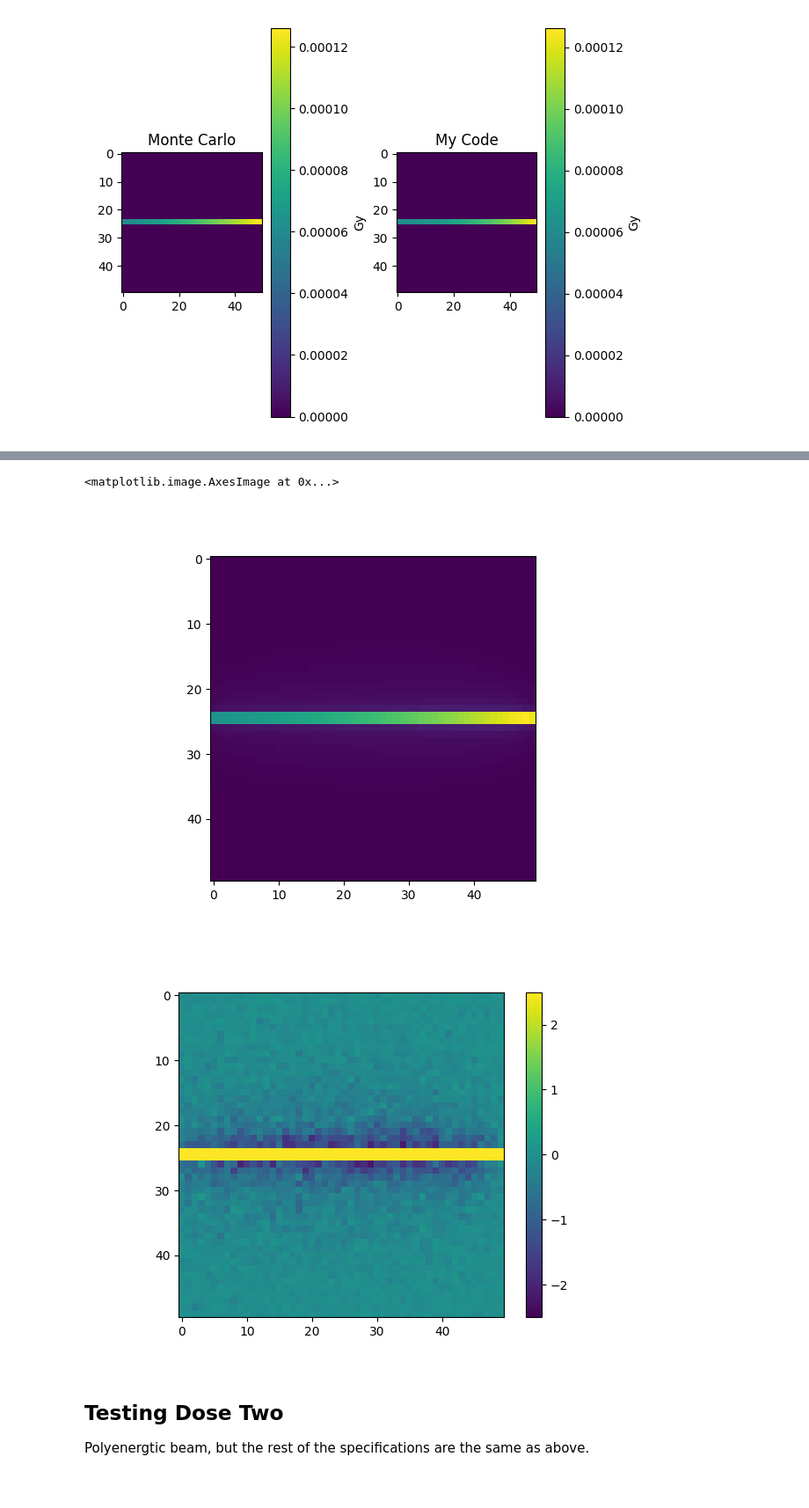
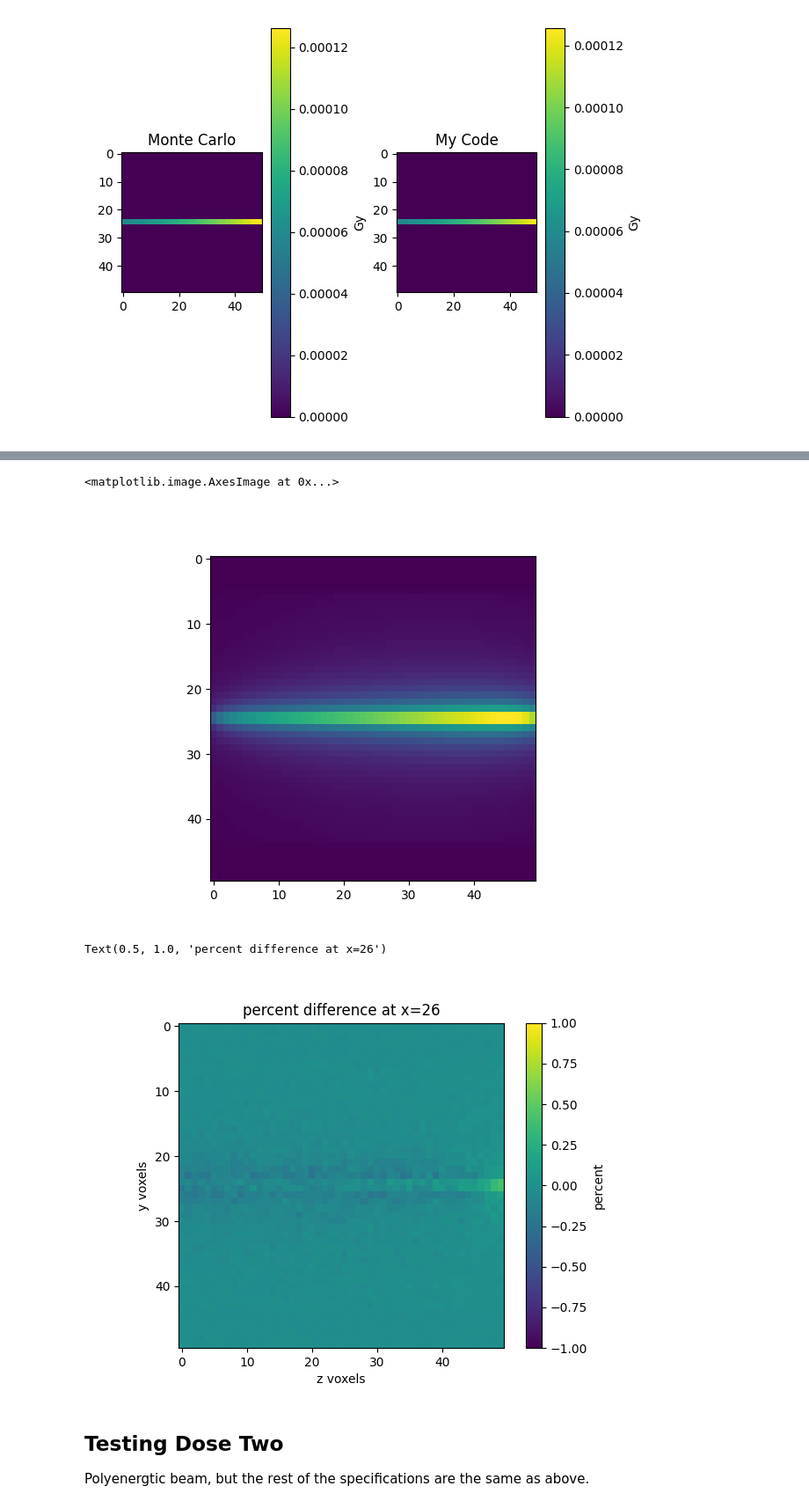
Before and after one commit to jbrewster7/NSERC-Summer-2022, a Jupyter notebook: Python/Monte_Carlo_Comparisons.ipynb, the cells around one changed output, grey strips where cells are left out. Shown at 88% size. Cells and saved outputs as stored; diff of their text form; code cells hidden in the pictures.

```diff
--- a/Python/Monte_Carlo_Comparisons.ipynb
+++ b/Python/Monte_Carlo_Comparisons.ipynb
@@ -14,11 +14,11 @@ Populating the interactive namespace from numpy and matplotlib
 This is a 120 keV monoenergetic pencil beam in an ellipse shape moving from positive to negative z in water. The medium is a 5cm x 5cm x 5cm block with 50 voxels in each axis.
 # %%
 # my_dose_array_corrected = pickle.load(open('dose_19.pickle','rb'))
-my_dose_array = pickle.load(open('dose_35.pickle','rb'))
+my_dose_array = pickle.load(open('dose_38.pickle','rb'))
 mc_dose_array_full = BinnedResult('../Topas/TestingDose1.csv')
 mc_dose_array = mc_dose_array_full.data['Sum']
 # %%
-conversion = 1.602e-10*1.17
+conversion = 1.602e-10*1.25
 # %%
 x = 24
 bar = True
@@ -100,17 +100,25 @@ close(6);figure(6)
 imshow(my_dose_array[26])
 # %% [output]
 <matplotlib.image.AxesImage at 0x...>
-[figure, old version]
+[figure, new version]
 # %%
 n=26
-mini=-2.5
-maxi=2.5
+mini=-1
+maxi=1
 
 close(7);figure(7)
-imshow((my_dose_array[n]*conversion-mc_dose_array[n])/np.mean(array(np.mean(mc_dose_array[n]),np.mean(my_dose_array[n]*conversion))),vmin=mini,vmax=maxi)
+# imshow((my_dose_array[n]*conversion-mc_dose_array[n])/np.mean(array(np.mean(mc_dose_array[n]),np.mean(my_dose_array[n]*conversion))),vmin=mini,vmax=maxi)
+imshow((my_dose_array[n]*conversion-mc_dose_array[n])/np.max([mc_dose_array,my_dose_array*conversion])*100,vmin=mini,vmax=maxi)
 cbar=colorbar()
+cbar.set_label('percent')
+xlabel('z voxels')
+ylabel('y voxels')
+title('percent difference at x=' + str(n))
+
+# np.max([mc_dose_array[n],my_dose_array[n]*conversion])
 # %% [output]
+Text(0.5, 1.0, 'percent difference at x=26')
-[figure, old version]
+[figure, new version]
 # %% [markdown]
 ## Testing Dose Two
 Polyenergtic beam, but the rest of the specifications are the same as above.
```
Also changed, not shown: parts of 33 cells of this notebook, 24 other files.
